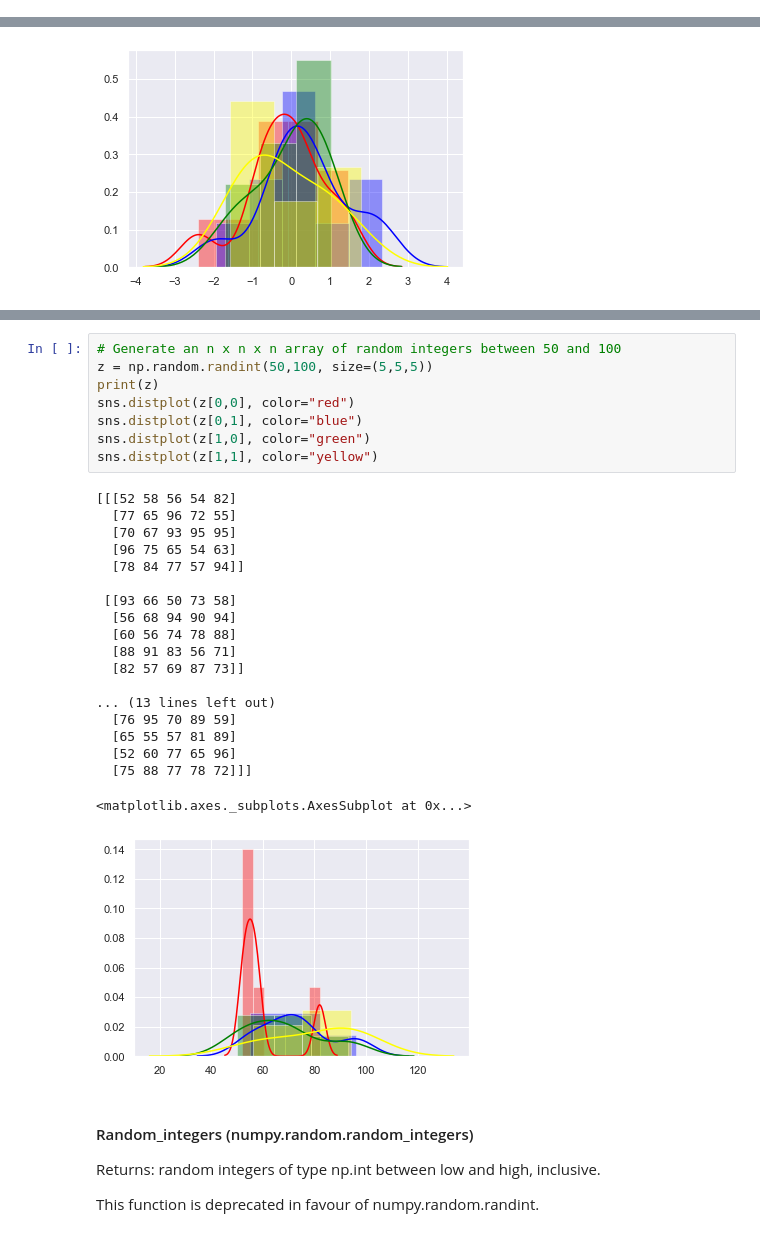
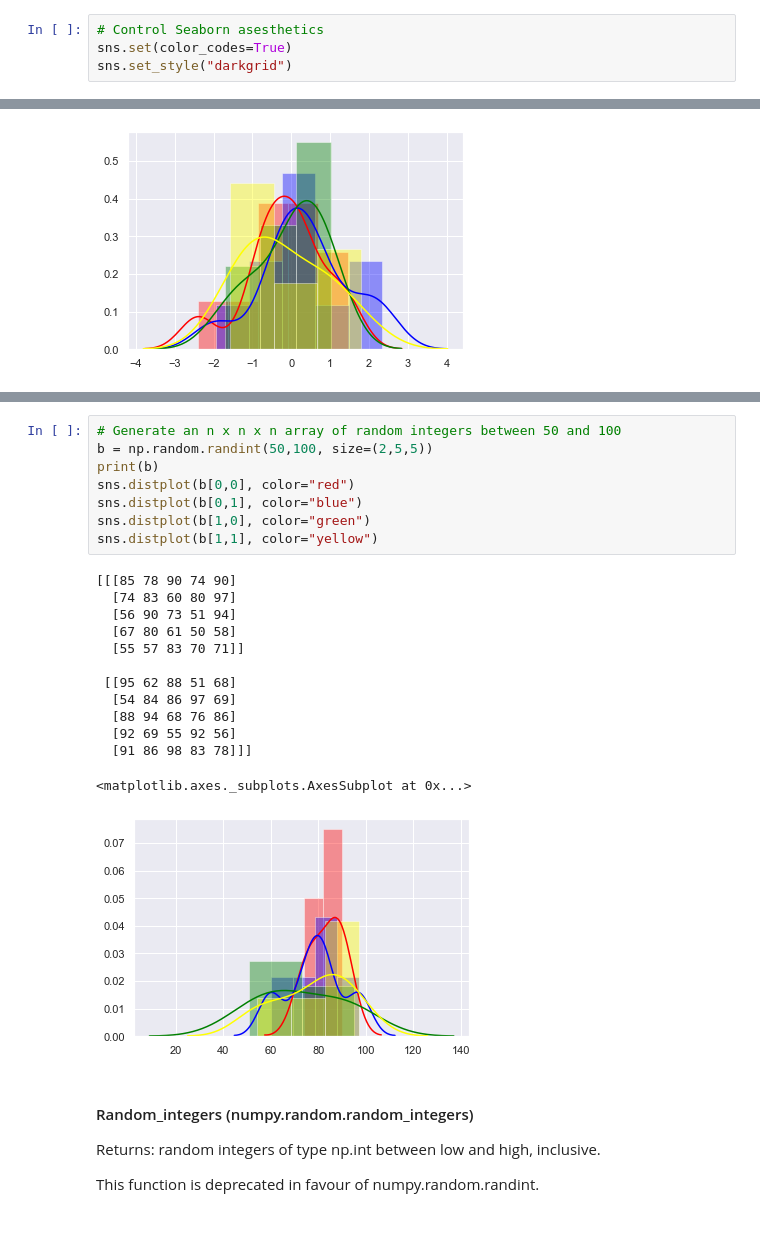
Before and after one commit to Pmcg1/ProgDA_Assignment, a Jupyter notebook: ProgDA_Assessment_1_2019.ipynb, the cells around one changed output, grey strips where cells are left out. Cells and saved outputs as stored; diff of their text form.

```diff
--- a/ProgDA_Assessment_1_2019.ipynb
+++ b/ProgDA_Assessment_1_2019.ipynb
@@ -23,3 +21,7 @@ sns.set(color_codes=True)
+# %%
+# Control Seaborn asesthetics
+sns.set(color_codes=True)
+sns.set_style("darkgrid")
 # %% [markdown]
 This is the numpy.random documentation:
 https://docs.scipy.org/doc/numpy-1.16.0/reference/routines.random.html
@@ -207,31 +240,25 @@ sns.distplot(y[1], color="red")
 # %%
 # Generate an n x n x n array of random integers between 50 and 100
-z = np.random.randint(50,100, size=(5,5,5))
-print(z)
-sns.distplot(z[0,0], color="red")
-sns.distplot(z[0,1], color="blue")
-sns.distplot(z[1,0], color="green")
-sns.distplot(z[1,1], color="yellow")
+b = np.random.randint(50,100, size=(2,5,5))
+print(b)
+sns.distplot(b[0,0], color="red")
+sns.distplot(b[0,1], color="blue")
+sns.distplot(b[1,0], color="green")
+sns.distplot(b[1,1], color="yellow")
 # %% [output]
-[[[52 58 56 54 82]
-  [77 65 96 72 55]
-  [70 67 93 95 95]
-  [96 75 65 54 63]
-  [78 84 77 57 94]]
+[[[85 78 90 74 90]
+  [74 83 60 80 97]
+  [56 90 73 51 94]
+  [67 80 61 50 58]
+  [55 57 83 70 71]]
 
- [[93 66 50 73 58]
-  [56 68 94 90 94]
-  [60 56 74 78 88]
-  [88 91 83 56 71]
-  [82 57 69 87 73]]
-
-... (13 lines left out)
-  [76 95 70 89 59]
-  [65 55 57 81 89]
-  [52 60 77 65 96]
-  [75 88 77 78 72]]]
+ [[95 62 88 51 68]
+  [54 84 86 97 69]
+  [88 94 68 76 86]
+  [92 69 55 92 56]
+  [91 86 98 83 78]]]
 <matplotlib.axes._subplots.AxesSubplot at 0x...>
-[figure, old version]
+[figure, new version]
 # %% [markdown]
 #### Random_integers (numpy.random.random_integers)
 Returns: random integers of type np.int between low and high, inclusive.
```
Also changed, not shown: parts of 17 cells of this notebook.
